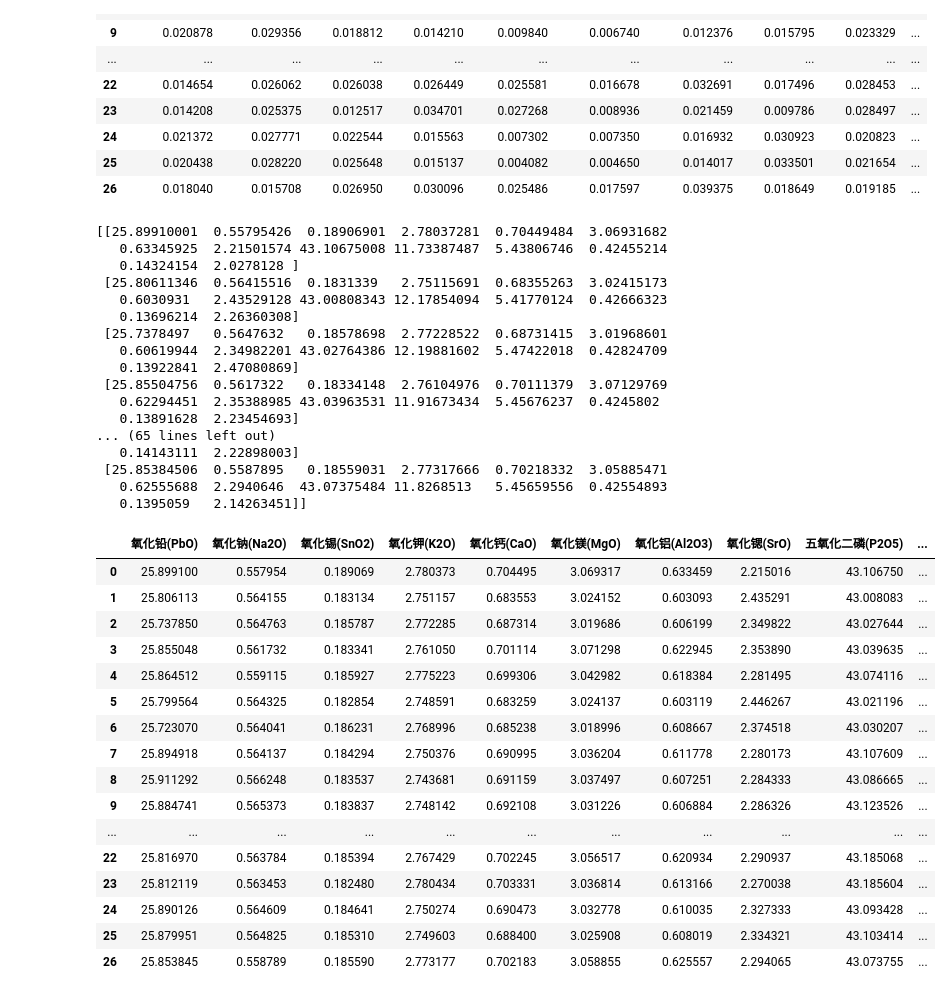
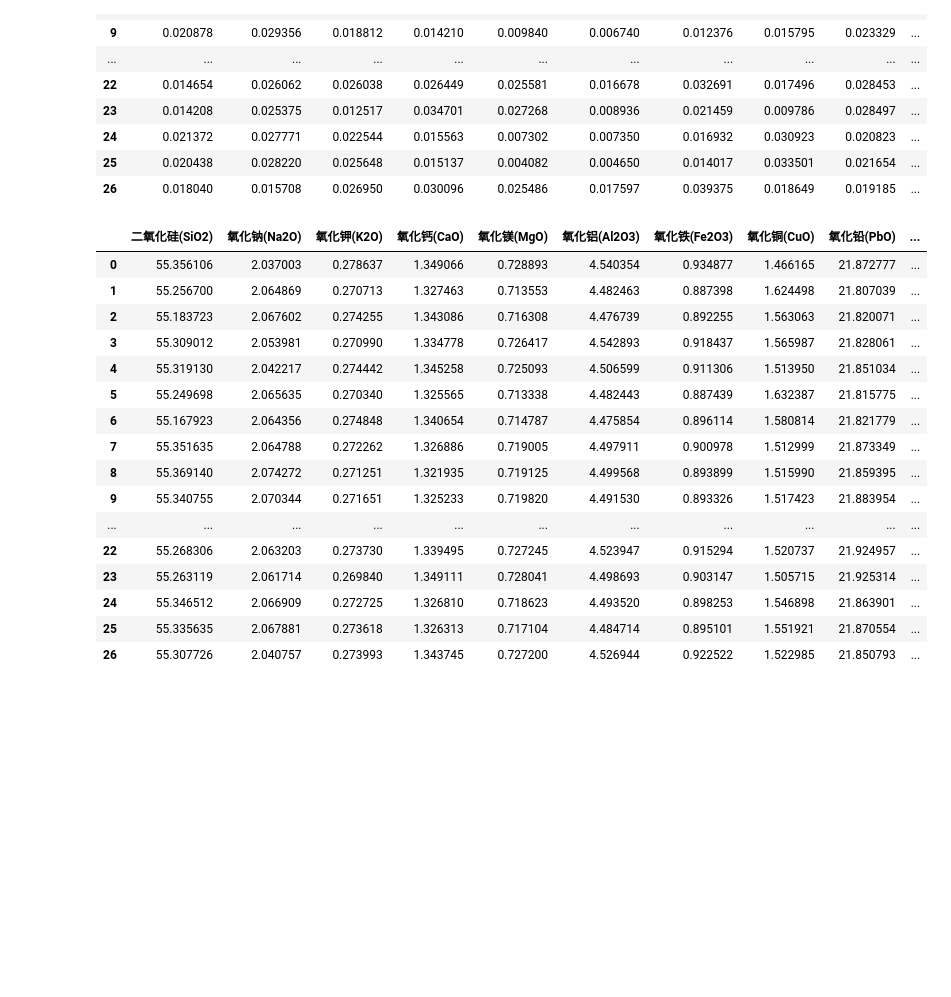
Before and after one commit to Fly-Pluche/2022-mathematical-modeling-C, a Jupyter notebook: solver/1_铅钡.ipynb, the cells around one changed output. Drawn from its saved outputs; the diff is of its cells as text; code cells hidden in the pictures; blank space fills up the shorter version.

```diff
--- a/solver/1_铅钡.ipynb
+++ b/solver/1_铅钡.ipynb
@@ -79,20 +79,15 @@ for i in range(data.shape[0]):
     SnO2_list.append(0.027+0.086 * data.iloc[i,comp_list.index('二氧化硅(SiO2)_归一化')]+0.035 * data.iloc[i,comp_list.index('氧化锶(SrO)_归一化')]+0.008 * data.iloc[i,comp_list.index('氧化钠(Na2O)_归一化')]-0.073 * data.iloc[i,comp_list.index('氧化钾(K2O)_归一化')]+0.168 * data.iloc[i,comp_list.index('氧化钙(CaO)_归一化')]+0.211 * data.iloc[i,comp_list.index('氧化镁(MgO)_归一化')]+0.482 * data.iloc[i,comp_list.index('氧化铝(Al2O3)_归一化')]+0.168 * data.iloc[i,comp_list.index('氧化铁(Fe2O3)_归一化')]-0.226 * data.iloc[i,comp_list.index('氧化铜(CuO)_归一化')]-0.406 * data.iloc[i,comp_list.index('氧化铅(PbO)_归一化')]+0.292 * data.iloc[i,comp_list.index('氧化钡(BaO)_归一化')]-0.238 * data.iloc[i,comp_list.index('五氧化二磷(P2O5)_归一化')]-0.026 * data.iloc[i,comp_list.index('二氧化硫(SO2)_归一化')]-0.011 * data.iloc[i,comp_list.index('量化风化')])
     SiO2_list.append(0.033-0.014 * data.iloc[i,comp_list.index('氧化钠(Na2O)_归一化')]-0.018 * data.iloc[i,comp_list.index('氧化钾(K2O)_归一化')]-0.105 * data.iloc[i,comp_list.index('氧化钙(CaO)_归一化')]+0.008 * data.iloc[i,comp_list.index('氧化镁(MgO)_归一化')]+0.011 * data.iloc[i,comp_list.index('氧化铝(Al2O3)_归一化')]-0.002 * data.iloc[i,comp_list.index('氧化铁(Fe2O3)_归一化')]-0.033 * data.iloc[i,comp_list.index('氧化铜(CuO)_归一化')]-0.444 * data.iloc[i,comp_list.index('氧化铅(PbO)_归一化')]-0.177 * data.iloc[i,comp_list.index('氧化钡(BaO)_归一化')]-0.063 * data.iloc[i,comp_list.index('五氧化二磷(P2O5)_归一化')]-0.072 * data.iloc[i,comp_list.index('氧化锶(SrO)_归一化')]+0.004 * data.iloc[i,comp_list.index('氧化锡(SnO2)_归一化')]-0.023 * data.iloc[i,comp_list.index('二氧化硫(SO2)_归一化')]+0.004 * data.iloc[i,comp_list.index('量化风化')])
 # %%
-col = {
-    '二氧化硅(SiO2)', '氧化钠(Na2O)', '氧化钾(K2O)', '氧化钙(CaO)',
-    '氧化镁(MgO)', '氧化铝(Al2O3)', '氧化铁(Fe2O3)', '氧化铜(CuO)',
-    '氧化铅(PbO)', '氧化钡(BaO)', '五氧化二磷(P2O5)', '氧化锶(SrO)',
-    '氧化锡(SnO2)', '二氧化硫(SO2)'
-}
+
 data={
     '二氧化硅(SiO2)': SiO2_list, '氧化钠(Na2O)': Na2O_list, '氧化钾(K2O)': K2O_list, '氧化钙(CaO)': CaO_list,
     '氧化镁(MgO)': MgO_list, '氧化铝(Al2O3)':Al2O3_list , '氧化铁(Fe2O3)': Fe2O3_list, '氧化铜(CuO)': CuO_list,
     '氧化铅(PbO)': PbO_list, '氧化钡(BaO)': BaO_list, '五氧化二磷(P2O5)': P2O5_list, '氧化锶(SrO)': SrO_list,
     '氧化锡(SnO2)': SnO2_list, '二氧化硫(SO2)':SO2_list
 }
-pred = pd.DataFrame(data)
-pred
+pred_first = pd.DataFrame(data)
+pred_first
 # %% [output]
 |  | 二氧化硅(SiO2) | 氧化钠(Na2O) | 氧化钾(K2O) | 氧化钙(CaO) | 氧化镁(MgO) | 氧化铝(Al2O3) | 氧化铁(Fe2O3) | 氧化铜(CuO) | 氧化铅(PbO) | ... |
 | 0 | 0.022197 | 0.013976 | 0.043091 | 0.034662 | 0.029075 | 0.021708 | 0.050801 | -0.010513 | 0.021932 | ... |
@@ -114,45 +109,37 @@ pred
 # %%
 from sklearn.preprocessing import StandardScaler, MinMaxScaler
 
+
+data_origin = pd.read_excel('./excel/extract/1/铅钡归一化.xlsx', sheet_name='无风化')
+
 stand_scaler = StandardScaler()
 std_data = stand_scaler.fit_transform(data_origin.loc[:,'二氧化硅(SiO2)':'二氧化硫(SO2)'])
-origin_std_data = stand_scaler.inverse_transform(pred) # 逆标准化
-print(origin_std_data)
+origin_std_data = stand_scaler.inverse_transform(pred_first) # 逆标准化
+
+col = [
+    '二氧化硅(SiO2)', '氧化钠(Na2O)', '氧化钾(K2O)', '氧化钙(CaO)',
+    '氧化镁(MgO)', '氧化铝(Al2O3)', '氧化铁(Fe2O3)', '氧化铜(CuO)',
+    '氧化铅(PbO)', '氧化钡(BaO)', '五氧化二磷(P2O5)', '氧化锶(SrO)',
+    '氧化锡(SnO2)', '二氧化硫(SO2)'
+]
 pred = pd.DataFrame(origin_std_data,columns=col)
 pred.to_excel('./excel/result/1/铅钡.xlsx')
 pred
 # %% [output]
-[[25.89910001  0.55795426  0.18906901  2.78037281  0.70449484  3.06931682
-   0.63345925  2.21501574 43.10675008 11.73387487  5.43806746  0.42455214
-   0.14324154  2.0278128 ]
- [25.80611346  0.56415516  0.1831339   2.75115691  0.68355263  3.02415173
-   0.6030931   2.43529128 43.00808343 12.17854094  5.41770124  0.42666323
-   0.13696214  2.26360308]
- [25.7378497   0.5647632   0.18578698  2.77228522  0.68731415  3.01968601
-   0.60619944  2.34982201 43.02764386 12.19881602  5.47422018  0.42824709
-   0.13922841  2.47080869]
- [25.85504756  0.5617322   0.18334148  2.76104976  0.70111379  3.07129769
-   0.62294451  2.35388985 43.03963531 11.91673434  5.45676237  0.4245802
-   0.13891628  2.23454693]
-... (65 lines left out)
-   0.14143111  2.22898003]
- [25.85384506  0.5587895   0.18559031  2.77317666  0.70218332  3.05885471
-   0.62555688  2.2940646  43.07375484 11.8268513   5.45659556  0.42554893
-   0.1395059   2.14263451]]
-|  | 氧化铅(PbO) | 氧化钠(Na2O) | 氧化锡(SnO2) | 氧化钾(K2O) | 氧化钙(CaO) | 氧化镁(MgO) | 氧化铝(Al2O3) | 氧化锶(SrO) | 五氧化二磷(P2O5) | ... |
-| 0 | 25.899100 | 0.557954 | 0.189069 | 2.780373 | 0.704495 | 3.069317 | 0.633459 | 2.215016 | 43.106750 | ... |
-| 1 | 25.806113 | 0.564155 | 0.183134 | 2.751157 | 0.683553 | 3.024152 | 0.603093 | 2.435291 | 43.008083 | ... |
-| 2 | 25.737850 | 0.564763 | 0.185787 | 2.772285 | 0.687314 | 3.019686 | 0.606199 | 2.349822 | 43.027644 | ... |
-| 3 | 25.855048 | 0.561732 | 0.183341 | 2.761050 | 0.701114 | 3.071298 | 0.622945 | 2.353890 | 43.039635 | ... |
-| 4 | 25.864512 | 0.559115 | 0.185927 | 2.775223 | 0.699306 | 3.042982 | 0.618384 | 2.281495 | 43.074116 | ... |
-| 5 | 25.799564 | 0.564325 | 0.182854 | 2.748591 | 0.683259 | 3.024137 | 0.603119 | 2.446267 | 43.021196 | ... |
-| 6 | 25.723070 | 0.564041 | 0.186231 | 2.768996 | 0.685238 | 3.018996 | 0.608667 | 2.374518 | 43.030207 | ... |
-| 7 | 25.894918 | 0.564137 | 0.184294 | 2.750376 | 0.690995 | 3.036204 | 0.611778 | 2.280173 | 43.107609 | ... |
-| 8 | 25.911292 | 0.566248 | 0.183537 | 2.743681 | 0.691159 | 3.037497 | 0.607251 | 2.284333 | 43.086665 | ... |
-| 9 | 25.884741 | 0.565373 | 0.183837 | 2.748142 | 0.692108 | 3.031226 | 0.606884 | 2.286326 | 43.123526 | ... |
+|  | 二氧化硅(SiO2) | 氧化钠(Na2O) | 氧化钾(K2O) | 氧化钙(CaO) | 氧化镁(MgO) | 氧化铝(Al2O3) | 氧化铁(Fe2O3) | 氧化铜(CuO) | 氧化铅(PbO) | ... |
+| 0 | 55.356106 | 2.037003 | 0.278637 | 1.349066 | 0.728893 | 4.540354 | 0.934877 | 1.466165 | 21.872777 | ... |
+| 1 | 55.256700 | 2.064869 | 0.270713 | 1.327463 | 0.713553 | 4.482463 | 0.887398 | 1.624498 | 21.807039 | ... |
+| 2 | 55.183723 | 2.067602 | 0.274255 | 1.343086 | 0.716308 | 4.476739 | 0.892255 | 1.563063 | 21.820071 | ... |
+| 3 | 55.309012 | 2.053981 | 0.270990 | 1.334778 | 0.726417 | 4.542893 | 0.918437 | 1.565987 | 21.828061 | ... |
+| 4 | 55.319130 | 2.042217 | 0.274442 | 1.345258 | 0.725093 | 4.506599 | 0.911306 | 1.513950 | 21.851034 | ... |
+| 5 | 55.249698 | 2.065635 | 0.270340 | 1.325565 | 0.713338 | 4.482443 | 0.887439 | 1.632387 | 21.815775 | ... |
+| 6 | 55.167923 | 2.064356 | 0.274848 | 1.340654 | 0.714787 | 4.475854 | 0.896114 | 1.580814 | 21.821779 | ... |
+| 7 | 55.351635 | 2.064788 | 0.272262 | 1.326886 | 0.719005 | 4.497911 | 0.900978 | 1.512999 | 21.873349 | ... |
+| 8 | 55.369140 | 2.074272 | 0.271251 | 1.321935 | 0.719125 | 4.499568 | 0.893899 | 1.515990 | 21.859395 | ... |
+| 9 | 55.340755 | 2.070344 | 0.271651 | 1.325233 | 0.719820 | 4.491530 | 0.893326 | 1.517423 | 21.883954 | ... |
 | ... | ... | ... | ... | ... | ... | ... | ... | ... | ... | ... |
-| 22 | 25.816970 | 0.563784 | 0.185394 | 2.767429 | 0.702245 | 3.056517 | 0.620934 | 2.290937 | 43.185068 | ... |
-| 23 | 25.812119 | 0.563453 | 0.182480 | 2.780434 | 0.703331 | 3.036814 | 0.613166 | 2.270038 | 43.185604 | ... |
-| 24 | 25.890126 | 0.564609 | 0.184641 | 2.750274 | 0.690473 | 3.032778 | 0.610035 | 2.327333 | 43.093428 | ... |
-| 25 | 25.879951 | 0.564825 | 0.185310 | 2.749603 | 0.688400 | 3.025908 | 0.608019 | 2.334321 | 43.103414 | ... |
-| 26 | 25.853845 | 0.558789 | 0.185590 | 2.773177 | 0.702183 | 3.058855 | 0.625557 | 2.294065 | 43.073755 | ... |
+| 22 | 55.268306 | 2.063203 | 0.273730 | 1.339495 | 0.727245 | 4.523947 | 0.915294 | 1.520737 | 21.924957 | ... |
+| 23 | 55.263119 | 2.061714 | 0.269840 | 1.349111 | 0.728041 | 4.498693 | 0.903147 | 1.505715 | 21.925314 | ... |
+| 24 | 55.346512 | 2.066909 | 0.272725 | 1.326810 | 0.718623 | 4.493520 | 0.898253 | 1.546898 | 21.863901 | ... |
+| 25 | 55.335635 | 2.067881 | 0.273618 | 1.326313 | 0.717104 | 4.484714 | 0.895101 | 1.551921 | 21.870554 | ... |
+| 26 | 55.307726 | 2.040757 | 0.273993 | 1.343745 | 0.727200 | 4.526944 | 0.922522 | 1.522985 | 21.850793 | ... |
```
Also changed, not shown: 29 other files.
